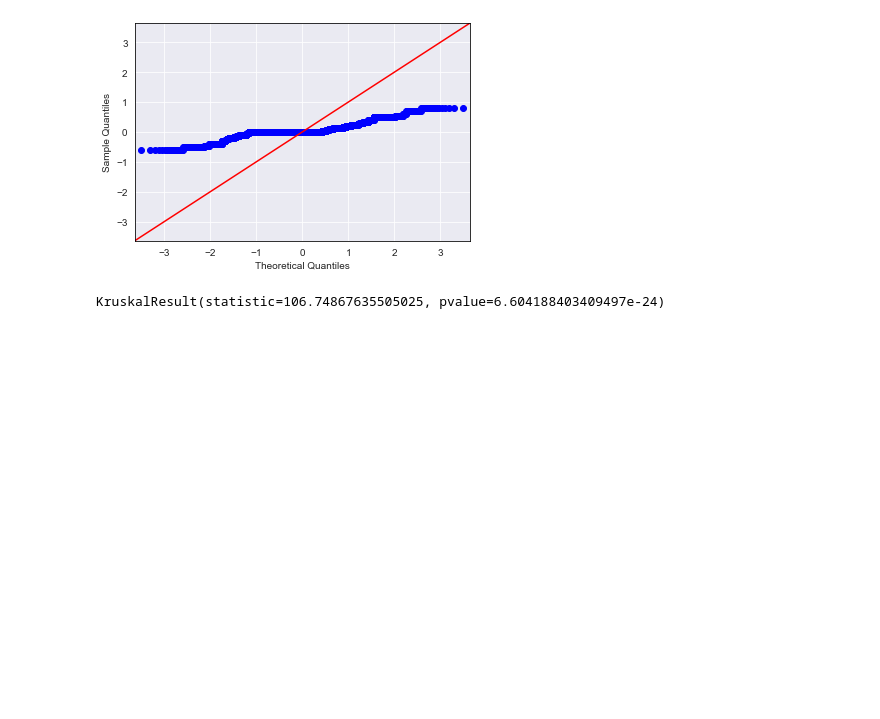
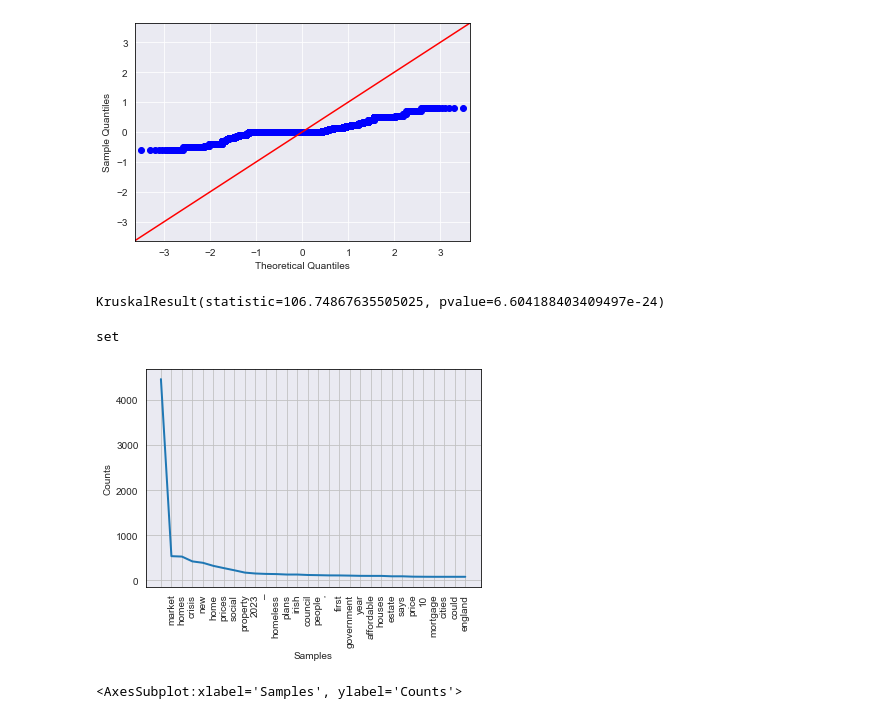
Before and after one commit to alexCCTcollege/CA-2, a Jupyter notebook: Code.ipynb, the cells around one changed output. Saved outputs shown, nothing was run; the diff lists cells and outputs as text; code cells hidden in the pictures; blank space fills up the shorter version.

```diff
--- a/Code.ipynb
+++ b/Code.ipynb
@@ -169,10 +176,6 @@ print('stat value ' + str(stat))
 p value 0.0
 stat value 0.8271624445915222
 [figure]
-# %%
-stopwords = set(STOPWORDS)
-text = headlines['title'].str.cat(sep=' ')
-tokens = nltk.word_tokenize(text)
 # %%
 a = headlines[headlines['Country']=='Eire']
 b = headlines[headlines['Country']=='USA']
@@ -182,3 +184,40 @@ c = headlines[headlines['Country']=='UK']
 stats.kruskal(a['polarity'],b['polarity'],c['polarity'])
 # %% [output]
 KruskalResult(statistic=106.74867635505025, pvalue=6.604188403409497e-24)
+# %%
+stopwords = set(stopwords.words("english"))
+text = headlines['title'].str.cat(sep=' ')
+tokens = nltk.word_tokenize(text)
+# %%
+type(stopwords)
+# %% [output]
+set
+# %%
+import string
+tokens = [''.join(char for char in item if char not in string.punctuation) for item in tokens]
+tokens = [x.lower() for x in tokens]
+
+stopwords.add('housing')
+stopwords.add('house')
+stopwords.add('ireland')
+stopwords.add('usa')
+stopwords.add('uk')
+stopwords.add('us')
+
+#stopwords
+# Initialise an array
+filtered_token = []
+
+# for loop for the tokenize sentences
+for w in tokens:
+    if w not in stopwords:
+        filtered_token.append(w)
+# %%
+from nltk.probability import FreqDist
+
+# Calculate the frequency distribution
+fdist = FreqDist(filtered_token)
+fdist.plot(30)
+# %% [output]
+[figure, added]
+<AxesSubplot:xlabel='Samples', ylabel='Counts'>
```
Also changed, not shown: parts of 2 cells of this notebook, 1 other file.
